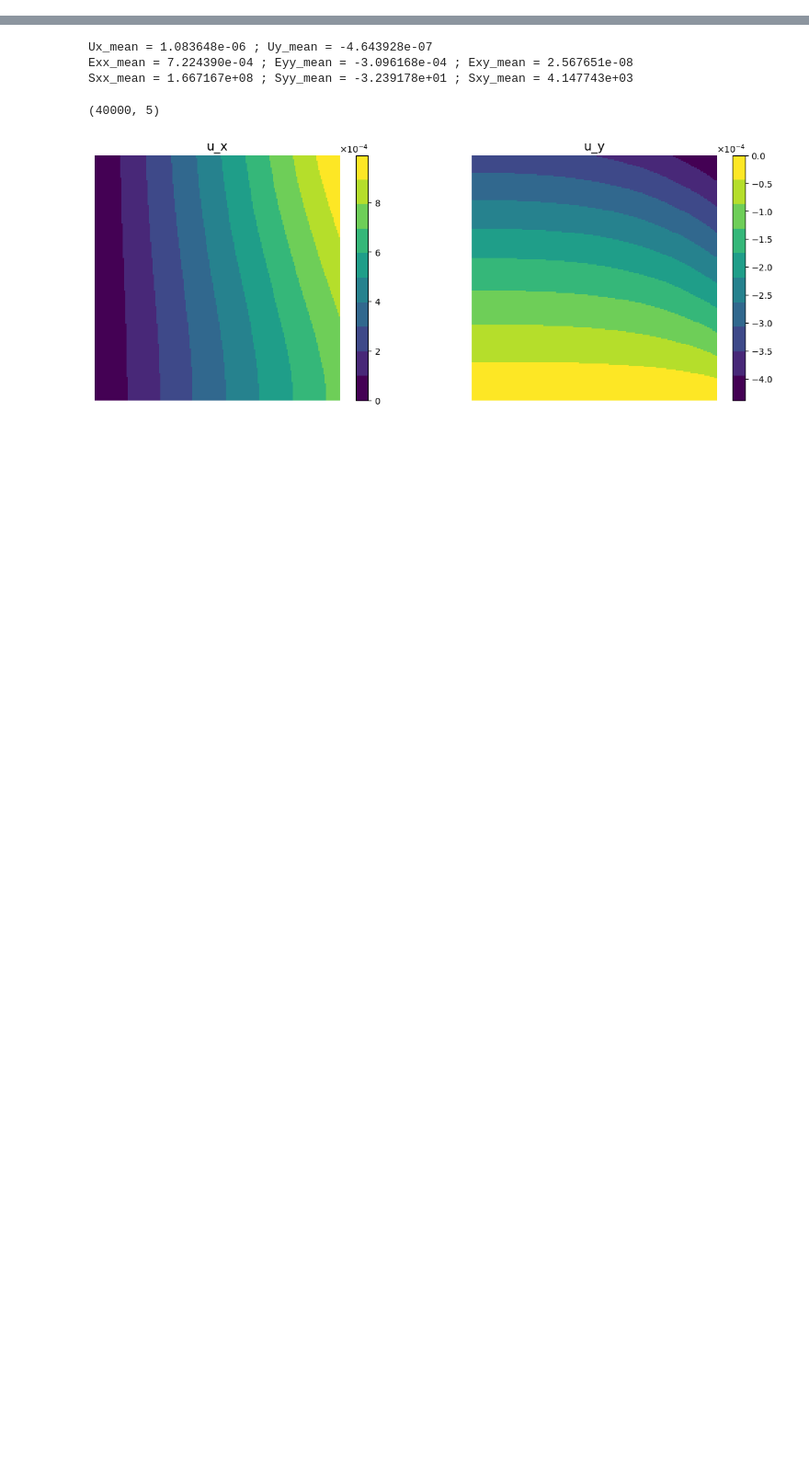
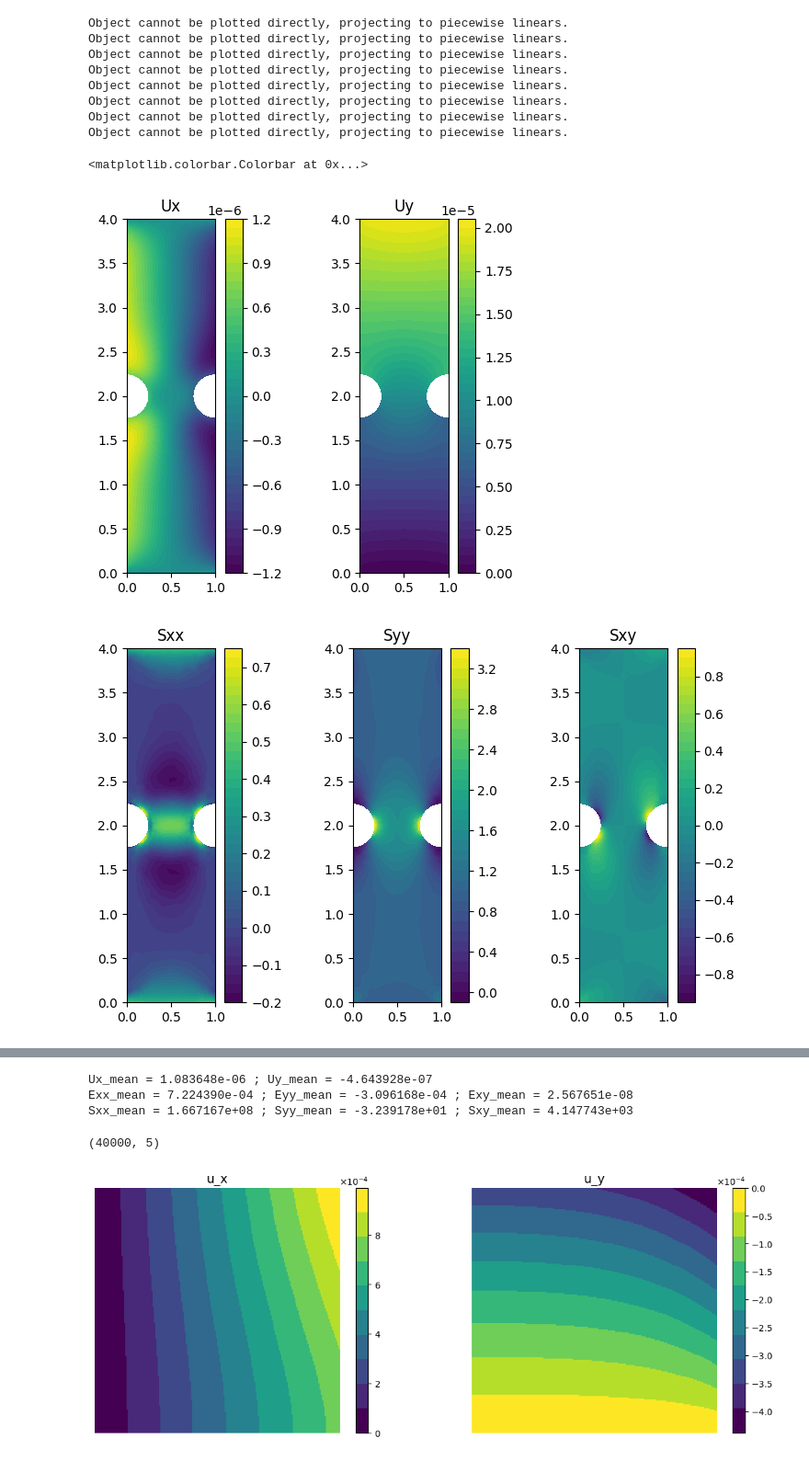
Before and after one commit to nickrummens/SPIQ, a Jupyter notebook: deep_notched/fem_forward.ipynb, the cells around one changed output, grey strips where cells are left out. Shown: that part at 92% size. Drawn from its saved outputs; the diff is of its cells as text; code cells hidden in the pictures; blank space fills up the shorter version.

```diff
--- a/deep_notched/fem_forward.ipynb
+++ b/deep_notched/fem_forward.ipynb
@@ -102,0 +112,43 @@ Solving linear variational problem.
+# %%
+plt.subplots(1,2, figsize=(6, 5))
+
+plt.subplot(121)
+im = plot(u[0], mesh=mesh, title='Ux')
+plt.colorbar(im)
+plt.subplot(122)
+im = plot(u[1], title='Uy')
+plt.colorbar(im)
+
+plt.subplots(1,3, figsize=(9, 5))
+plt.subplot(131)
+im = plot(stress[0, 0], title='Sxx')
+plt.colorbar(im)
+plt.subplot(132)
+im = plot(stress[1, 1], title='Syy')
+plt.colorbar(im)
+plt.subplot(133)
+im = plot(stress[0, 1], title='Sxy')
+plt.colorbar(im)
+
+plt.subplots(1,3, figsize=(9, 5))
+plt.subplot(131)
+im = plot(strain[0, 0], title='Exx')
+plt.colorbar(im)
+plt.subplot(132)
+im = plot(strain[1, 1], title='Eyy')
+plt.colorbar(im)
+plt.subplot(133)
+im = plot(strain[0, 1], title='Exy')
+plt.colorbar(im)
+# %% [output]
+Object cannot be plotted directly, projecting to piecewise linears.
+Object cannot be plotted directly, projecting to piecewise linears.
+Object cannot be plotted directly, projecting to piecewise linears.
+Object cannot be plotted directly, projecting to piecewise linears.
+Object cannot be plotted directly, projecting to piecewise linears.
+Object cannot be plotted directly, projecting to piecewise linears.
+Object cannot be plotted directly, projecting to piecewise linears.
+Object cannot be plotted directly, projecting to piecewise linears.
+<matplotlib.colorbar.Colorbar at 0x...>
+[figure, added]
+[figure, added]
```
Also changed, not shown: parts of 6 cells of this notebook, 4 other files.
